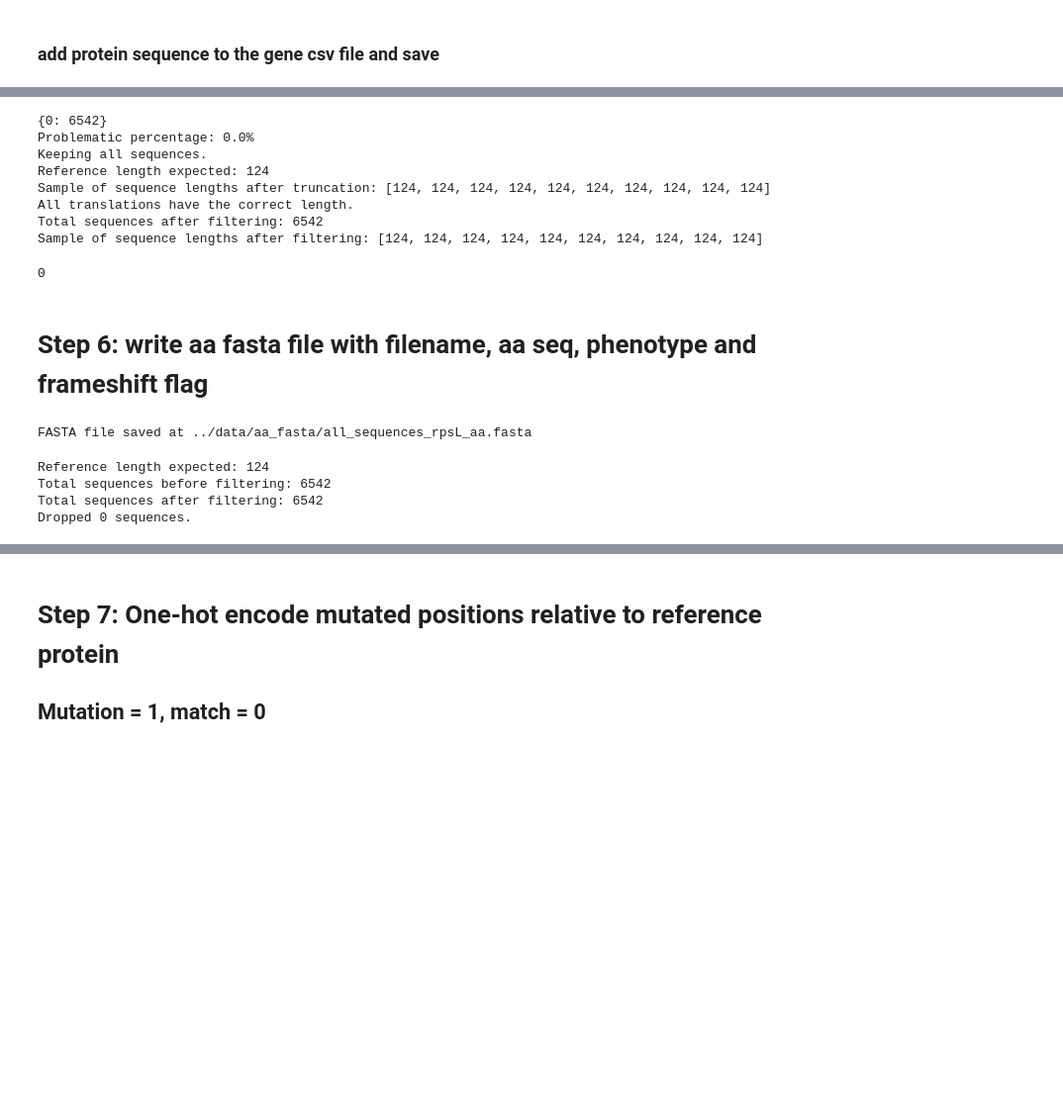
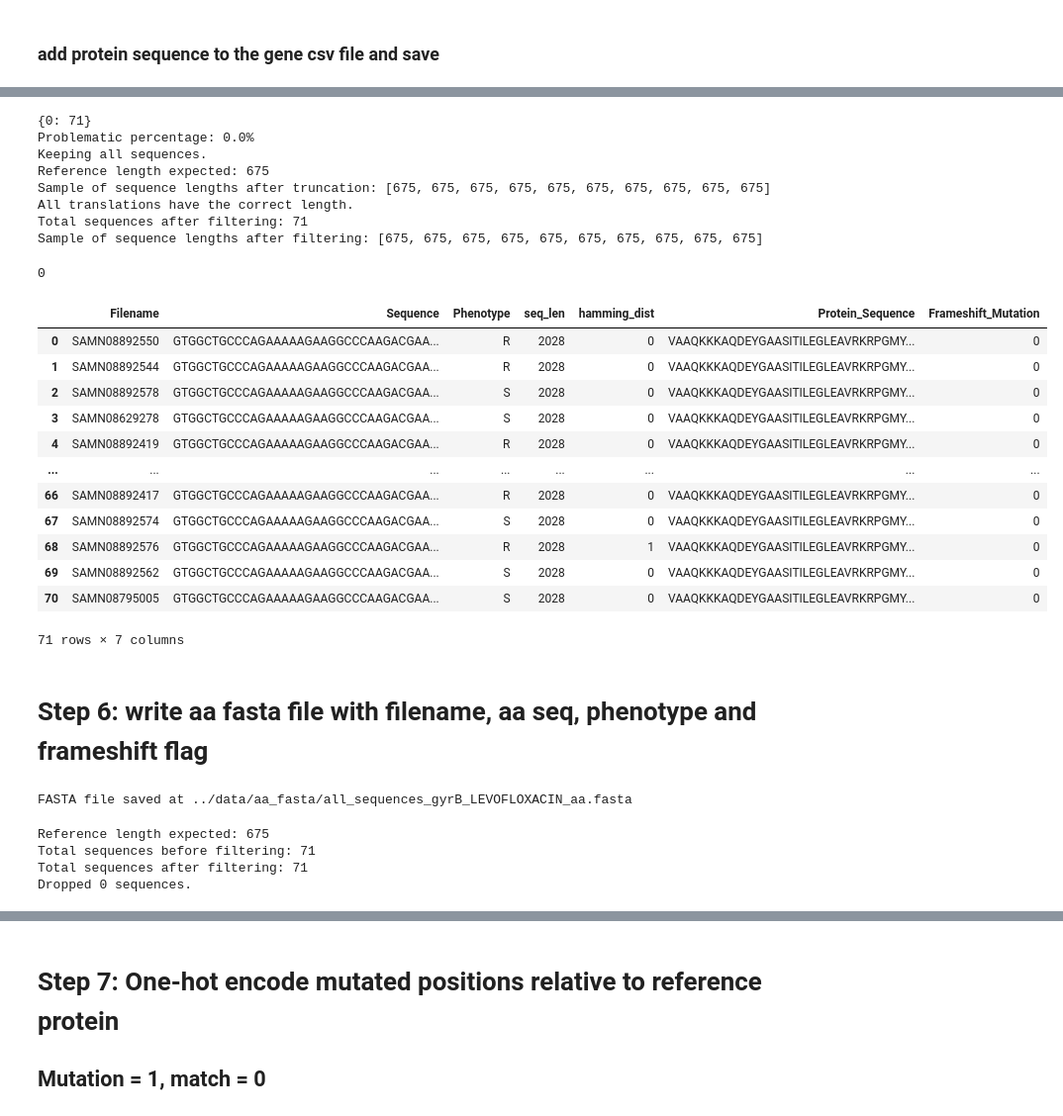
Before and after one commit to SAGE-Lab-UMass/Big-TB-benchmark, a Jupyter notebook: protein-tasks/protein_translation/protein_preparation_final.ipynb, the cells around one changed output, grey strips where cells are left out. Shown at 99% size. Cells and saved outputs as stored; diff of their text form; code cells hidden in the pictures; blank space fills up the shorter version.

```diff
--- a/protein-tasks/protein_translation/protein_preparation_final.ipynb
+++ b/protein-tasks/protein_translation/protein_preparation_final.ipynb
@@ -38,7 +38,7 @@ from data_preprocessing import *
 
 # Define the candidate gene
 # You can modify 'gene_name' to run the pipeline for a different gene
-gene_name='rpsL'
+gene_name='gyrB'
 genes_of_interest=gene_name.split(',')
 print("Gene in consideration", gene_name)
 # %% [output]
@@ -269,5 +268,5 @@ CSV file '../data/sequence_data_csv/rpsL_combined_sequence_data.csv' saved succe
 # %% [markdown]
 # Step 5: Translate to protein and handle frame disruptions
 # %%
-file_path="../data/sequence_data_csv/"+gene_name+"_combined_sequence_data.csv"
+file_path="../data/sequence_data_csv/"+gene_name+"_"+ drug_name+ "_combined_sequence_data.csv"
 gene_sequence_data=pd.read_csv(file_path)
@@ -509,20 +512,36 @@ else:
 print(f"Total sequences after filtering: {len(valid_translations)}")
 print(f"Sample of sequence lengths after filtering: {[len(seq[1]) for seq in valid_translations[:10]]}")
 # %% [output]
-{0: 6542}
+{0: 71}
 Problematic percentage: 0.0%
 Keeping all sequences.
-Reference length expected: 124
-Sample of sequence lengths after truncation: [124, 124, 124, 124, 124, 124, 124, 124, 124, 124]
+Reference length expected: 675
+Sample of sequence lengths after truncation: [675, 675, 675, 675, 675, 675, 675, 675, 675, 675]
 All translations have the correct length.
-Total sequences after filtering: 6542
-Sample of sequence lengths after filtering: [124, 124, 124, 124, 124, 124, 124, 124, 124, 124]
+Total sequences after filtering: 71
+Sample of sequence lengths after filtering: [675, 675, 675, 675, 675, 675, 675, 675, 675, 675]
 # %%
 #check with ref protein again
 start_index = ref_protein.find(gene_sequence_data['Protein_Sequence'][0])
 start_index
 # %% [output]
 0
+# %%
+gene_sequence_data
+# %% [output]
+|  | Filename | Sequence | Phenotype | seq_len | hamming_dist | Protein_Sequence | Frameshift_Mutation |
+| 0 | SAMN08892550 | GTGGCTGCCCAGAAAAAGAAGGCCCAAGACGAA... | R | 2028 | 0 | VAAQKKKAQDEYGAASITILEGLEAVRKRPGMY... | 0 |
+| 1 | SAMN08892544 | GTGGCTGCCCAGAAAAAGAAGGCCCAAGACGAA... | R | 2028 | 0 | VAAQKKKAQDEYGAASITILEGLEAVRKRPGMY... | 0 |
+| 2 | SAMN08892578 | GTGGCTGCCCAGAAAAAGAAGGCCCAAGACGAA... | S | 2028 | 0 | VAAQKKKAQDEYGAASITILEGLEAVRKRPGMY... | 0 |
+| 3 | SAMN08629278 | GTGGCTGCCCAGAAAAAGAAGGCCCAAGACGAA... | S | 2028 | 0 | VAAQKKKAQDEYGAASITILEGLEAVRKRPGMY... | 0 |
+| 4 | SAMN08892419 | GTGGCTGCCCAGAAAAAGAAGGCCCAAGACGAA... | R | 2028 | 0 | VAAQKKKAQDEYGAASITILEGLEAVRKRPGMY... | 0 |
+| ... | ... | ... | ... | ... | ... | ... | ... |
+| 66 | SAMN08892417 | GTGGCTGCCCAGAAAAAGAAGGCCCAAGACGAA... | R | 2028 | 0 | VAAQKKKAQDEYGAASITILEGLEAVRKRPGMY... | 0 |
+| 67 | SAMN08892574 | GTGGCTGCCCAGAAAAAGAAGGCCCAAGACGAA... | S | 2028 | 0 | VAAQKKKAQDEYGAASITILEGLEAVRKRPGMY... | 0 |
+| 68 | SAMN08892576 | GTGGCTGCCCAGAAAAAGAAGGCCCAAGACGAA... | R | 2028 | 1 | VAAQKKKAQDEYGAASITILEGLEAVRKRPGMY... | 0 |
+| 69 | SAMN08892562 | GTGGCTGCCCAGAAAAAGAAGGCCCAAGACGAA... | S | 2028 | 0 | VAAQKKKAQDEYGAASITILEGLEAVRKRPGMY... | 0 |
+| 70 | SAMN08795005 | GTGGCTGCCCAGAAAAAGAAGGCCCAAGACGAA... | S | 2028 | 0 | VAAQKKKAQDEYGAASITILEGLEAVRKRPGMY... | 0 |
+71 rows × 7 columns
 # %% [markdown]
 # Step 6: write aa fasta file with filename, aa seq, phenotype and frameshift flag
 # %%
@@ -551,7 +570,7 @@ def write_fasta_with_metadata_from_df(df, output_file, reference_length):
             fasta_file.write(sequence + "\n")
 # %%
 # Define output file path
-protein_name = f'../data/aa_fasta/all_sequences_{gene_name}_aa.fasta'
+protein_name = f'../data/aa_fasta/all_sequences_{gene_name}_{drug_name}_aa.fasta'
 
 # Ensure the DataFrame has the correct columns
 if {"Filename", "Protein_Sequence", "Phenotype", "Frameshift_Mutation"}.issubset(gene_sequence_data.columns):
@@ -560,7 +579,7 @@ if {"Filename", "Protein_Sequence", "Phenotype", "Frameshift_Mutation"}.issubset
 else:
     print("Error: The DataFrame is missing required columns.")
 # %% [output]
-FASTA file saved at ../data/aa_fasta/all_sequences_rpsL_aa.fasta
+FASTA file saved at ../data/aa_fasta/all_sequences_gyrB_LEVOFLOXACIN_aa.fasta
 # %%
 
 filtered_translations = [(fn, seq) for (fn, seq) in valid_translations if len(seq) == reference_length]
@@ -575,7 +594,7 @@ print(f"Total sequences before filtering: {len(all_translations)}")
 print(f"Total sequences after filtering: {len(filtered_translations)}")
 print(f"Dropped {len(all_translations) - len(filtered_translations)} sequences.")
 # %% [output]
-Reference length expected: 124
-Total sequences before filtering: 6542
-Total sequences after filtering: 6542
+Reference length expected: 675
+Total sequences before filtering: 71
+Total sequences after filtering: 71
 Dropped 0 sequences.
```
Also changed, not shown: parts of 21 cells of this notebook, 1 other file.
